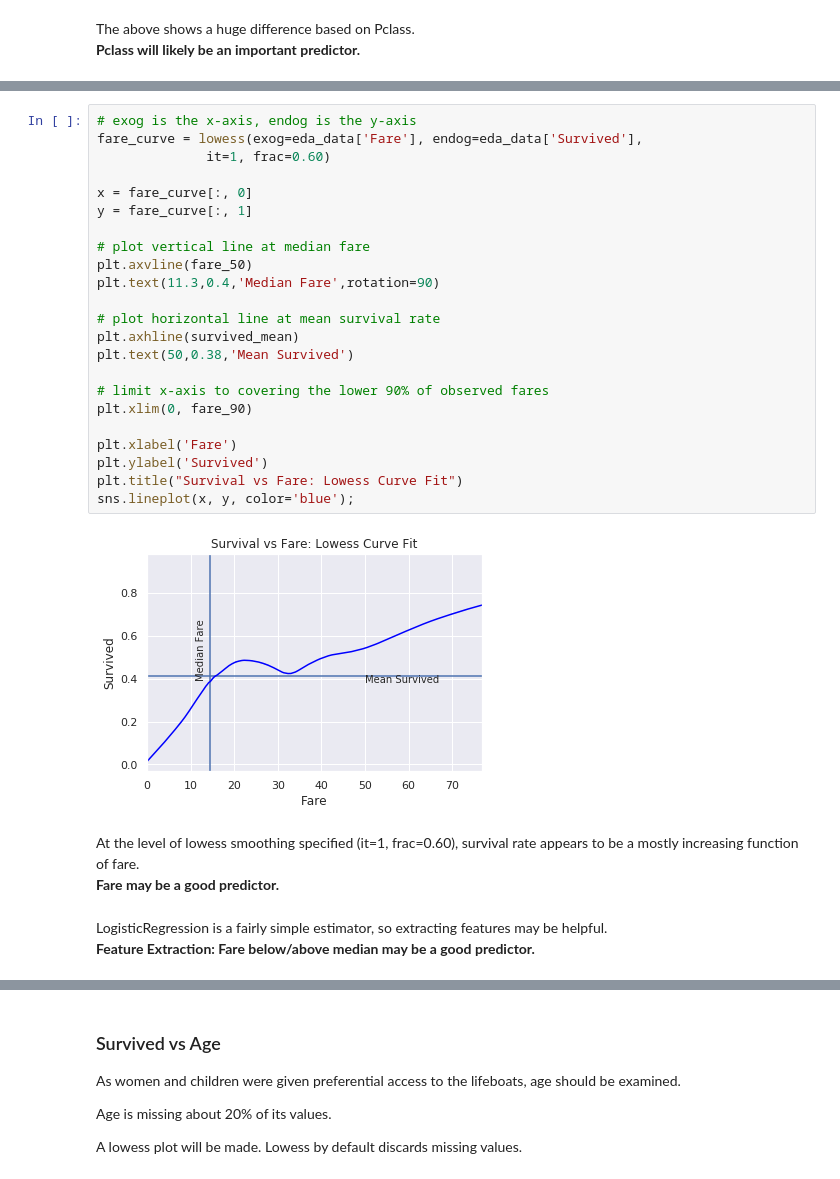
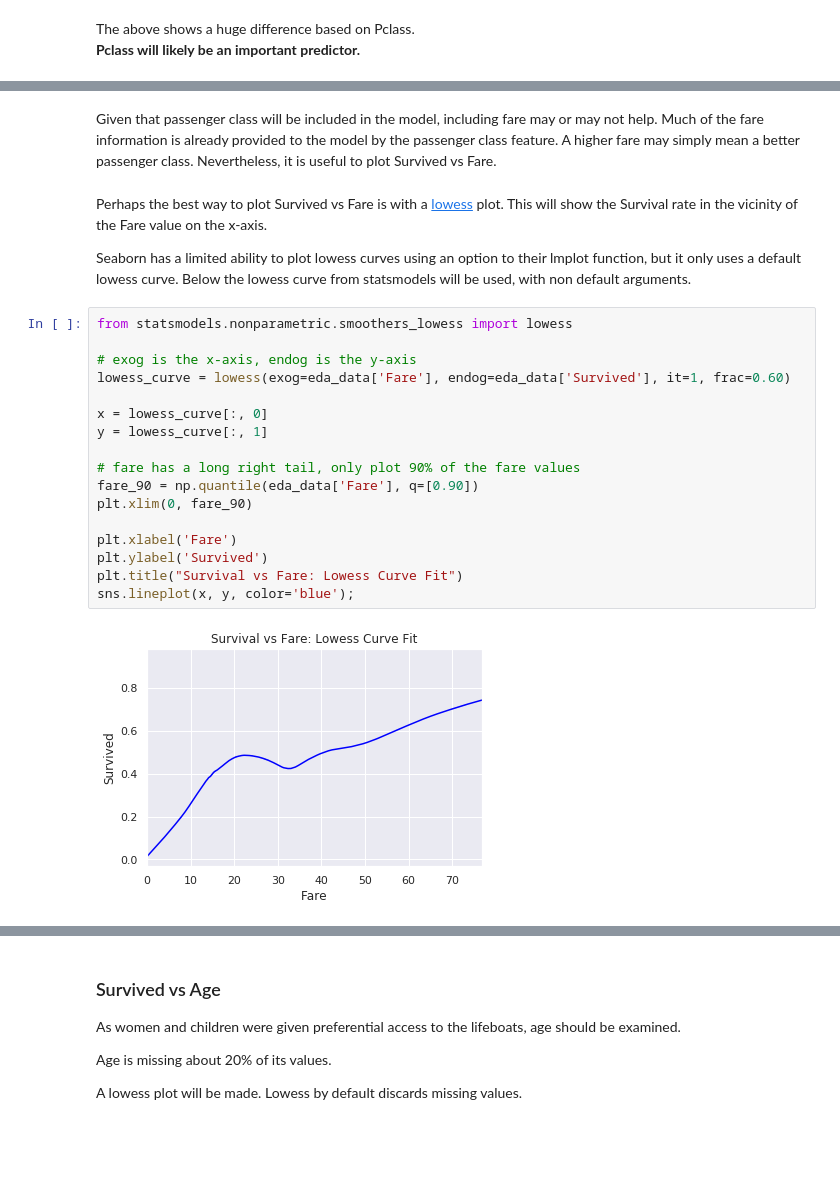
Before and after one commit to sdiehl28/Scikit-Learn-Workflow, a Jupyter notebook: projects/titanic/TitanicN02.ipynb, the cells around one changed output, grey strips where cells are left out. Saved outputs shown, nothing was run; the diff lists cells and outputs as text; blank space fills up the shorter version.

```diff
--- a/projects/titanic/TitanicN02.ipynb
+++ b/projects/titanic/TitanicN02.ipynb
@@ -180,31 +186,25 @@ fare_50, fare_90 = np.quantile(eda_data['Fare'], q=[0.50, 0.90])
+# %% [markdown]
+Given that passenger class will be included in the model, including fare may or may not help.  Much of the fare information is already provided to the model by the passenger class feature.  A higher fare may simply mean a better passenger class.  Nevertheless, it is useful to plot Survived vs Fare.
+# %% [markdown]
+Perhaps the best way to plot Survived vs Fare is with a [lowess](https://en.wikipedia.org/wiki/Local_regression) plot.  This will show the Survival rate in the vicinity of the Fare value on the x-axis.
+
+Seaborn has a limited ability to plot lowess curves using an option to their lmplot function, but it only uses a default lowess curve.  Below the lowess curve from statsmodels will be used, with non default arguments.
 # %%
+from statsmodels.nonparametric.smoothers_lowess import lowess
+
 # exog is the x-axis, endog is the y-axis
-fare_curve = lowess(exog=eda_data['Fare'], endog=eda_data['Survived'],
-              it=1, frac=0.60)
+lowess_curve = lowess(exog=eda_data['Fare'], endog=eda_data['Survived'], it=1, frac=0.60)
 
-x = fare_curve[:, 0]
-y = fare_curve[:, 1]
+x = lowess_curve[:, 0]
+y = lowess_curve[:, 1]
 
-# plot vertical line at median fare
-plt.axvline(fare_50)
-plt.text(11.3,0.4,'Median Fare',rotation=90)
-
-# plot horizontal line at mean survival rate
-plt.axhline(survived_mean)
-plt.text(50,0.38,'Mean Survived')
-
-# limit x-axis to covering the lower 90% of observed fares
+# fare has a long right tail, only plot 90% of the fare values
+fare_90 = np.quantile(eda_data['Fare'], q=[0.90])
 plt.xlim(0, fare_90)
 
 plt.xlabel('Fare')
 plt.ylabel('Survived')
 plt.title("Survival vs Fare: Lowess Curve Fit")
 sns.lineplot(x, y, color='blue');
 # %% [output]
-[figure, old version]
+[figure, new version]
-# %% [markdown]
-At the level of lowess smoothing specified (it=1, frac=0.60), survival rate appears to be a mostly increasing function of fare.
-**Fare may be a good predictor.**
-# %% [markdown]
-LogisticRegression is a fairly simple estimator, so extracting features may be helpful.
-**Feature Extraction: Fare below/above median may be a good predictor.**
```
Also changed, not shown: parts of 31 cells of this notebook, 6 other files.
